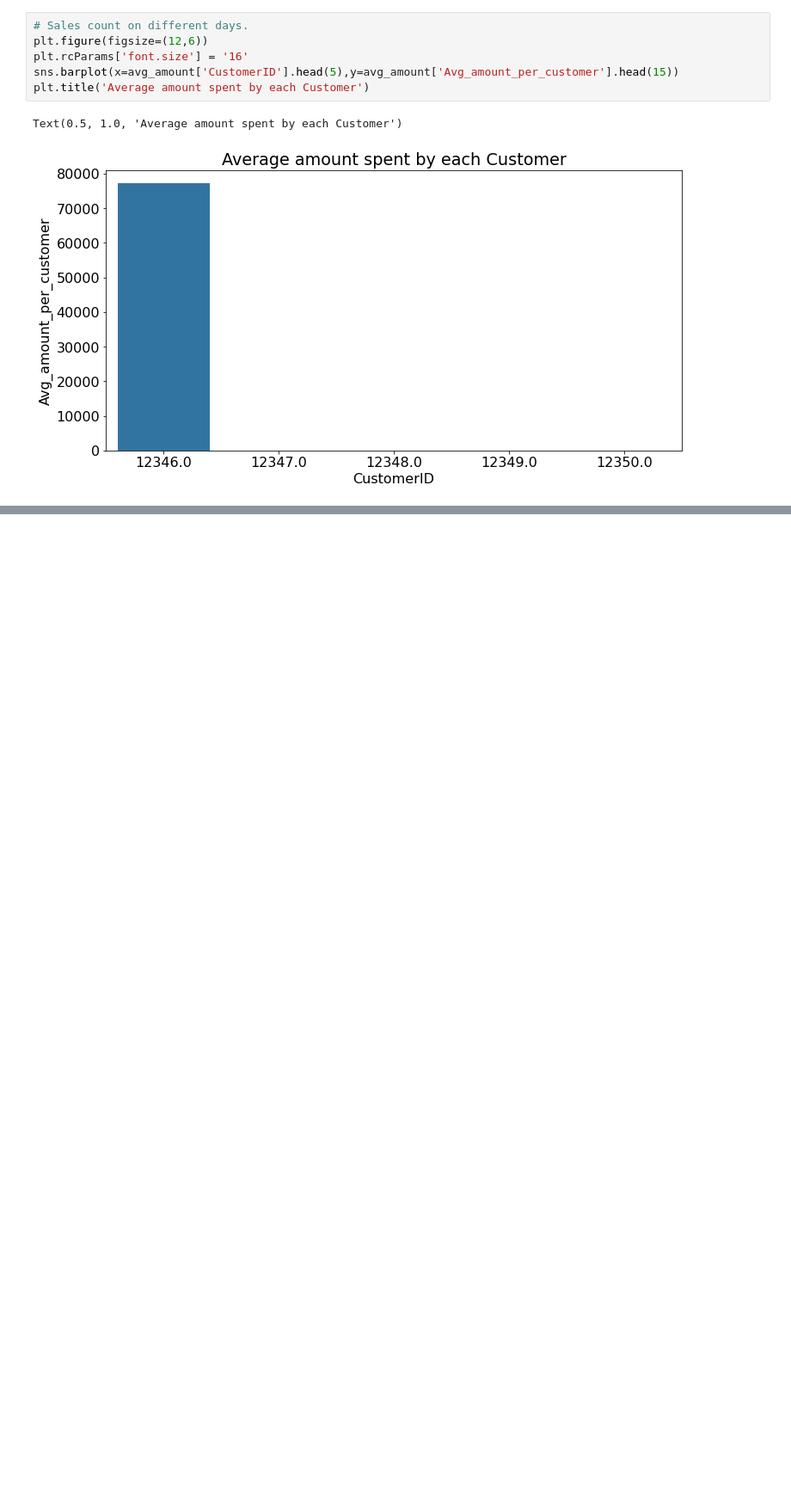
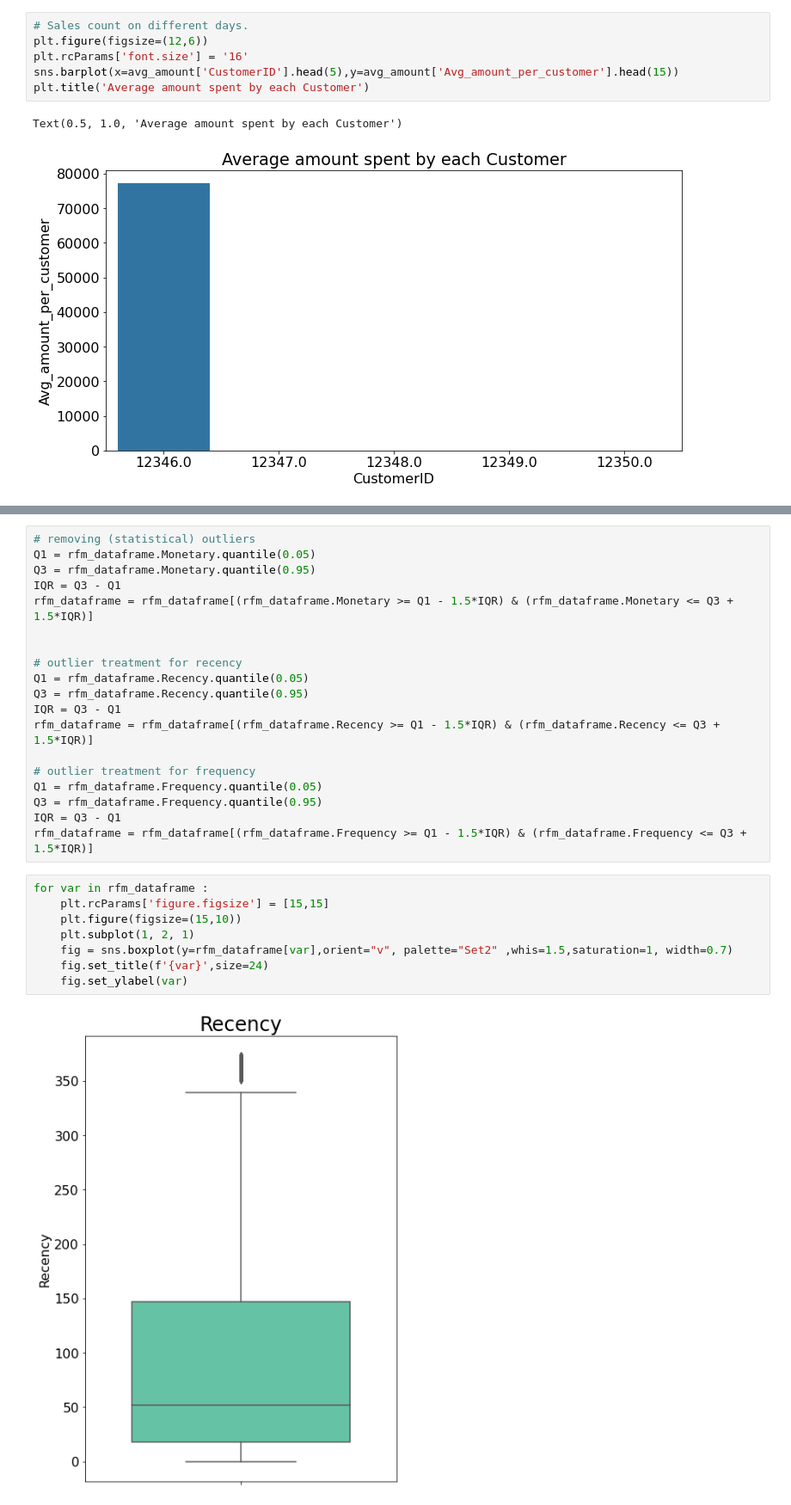
Before and after one commit to iamnaveenk/Capstone_project_4-online-retail-customer-segmentation-, a Jupyter notebook: Online_Retail_Customer_Segmentation_Capstone_Project.ipynb, the cells around one changed output, grey strips where cells are left out. Shown at 86% size. Cells and saved outputs as stored; diff of their text form; blank space fills up the shorter version.

```diff
--- a/Online_Retail_Customer_Segmentation_Capstone_Project.ipynb
+++ b/Online_Retail_Customer_Segmentation_Capstone_Project.ipynb
@@ -659,0 +745,29 @@ Text(0.5, 1.0, 'Average amount spent by each Customer')
+# %%
+# removing (statistical) outliers
+Q1 = rfm_dataframe.Monetary.quantile(0.05)
+Q3 = rfm_dataframe.Monetary.quantile(0.95)
+IQR = Q3 - Q1
+rfm_dataframe = rfm_dataframe[(rfm_dataframe.Monetary >= Q1 - 1.5*IQR) & (rfm_dataframe.Monetary <= Q3 + 1.5*IQR)]
+
+
+# outlier treatment for recency
+Q1 = rfm_dataframe.Recency.quantile(0.05)
+Q3 = rfm_dataframe.Recency.quantile(0.95)
+IQR = Q3 - Q1
+rfm_dataframe = rfm_dataframe[(rfm_dataframe.Recency >= Q1 - 1.5*IQR) & (rfm_dataframe.Recency <= Q3 + 1.5*IQR)]
+
+# outlier treatment for frequency
+Q1 = rfm_dataframe.Frequency.quantile(0.05)
+Q3 = rfm_dataframe.Frequency.quantile(0.95)
+IQR = Q3 - Q1
+rfm_dataframe = rfm_dataframe[(rfm_dataframe.Frequency >= Q1 - 1.5*IQR) & (rfm_dataframe.Frequency <= Q3 + 1.5*IQR)]
+# %%
+for var in rfm_dataframe :
+    plt.rcParams['figure.figsize'] = [15,15]
+    plt.figure(figsize=(15,10))
+    plt.subplot(1, 2, 1)
+    fig = sns.boxplot(y=rfm_dataframe[var],orient="v", palette="Set2" ,whis=1.5,saturation=1, width=0.7)
+    fig.set_title(f'{var}',size=24)
+    fig.set_ylabel(var)
+# %% [output]
+[figure, added]
```
Also changed, not shown: parts of 17 cells of this notebook.
